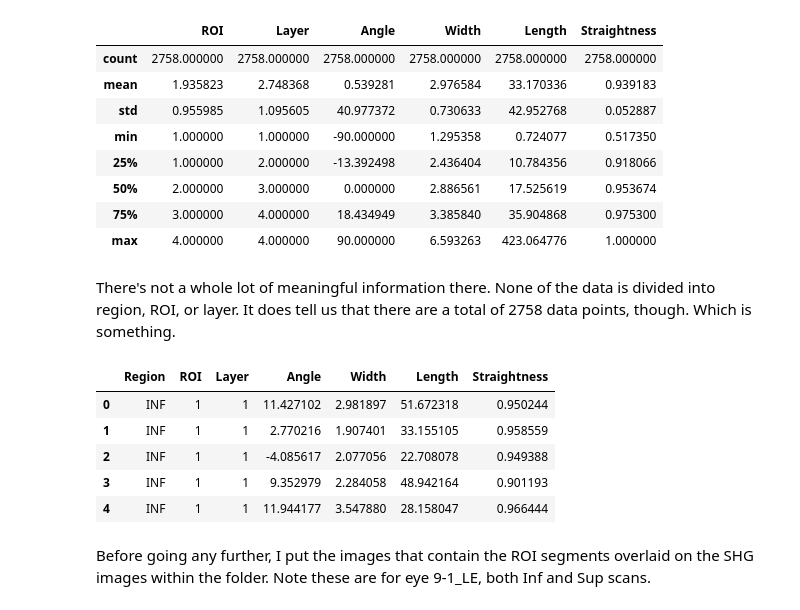
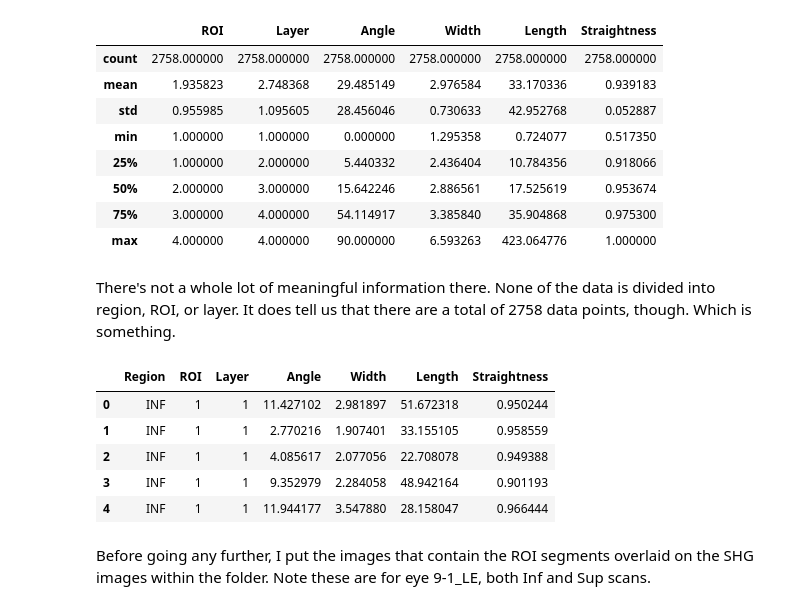
Before and after one commit to cameronhoerig/Riverside, a Jupyter notebook: SAM_Layering/Prelim_8-11-20.ipynb, the cells around one changed output. Cells and saved outputs as stored; diff of their text form; code cells hidden in the pictures.

```diff
--- a/SAM_Layering/Prelim_8-11-20.ipynb
+++ b/SAM_Layering/Prelim_8-11-20.ipynb
@@ -1,38 +1,41 @@
 # %%
 import pandas as pd
 import numpy as np
 import matplotlib as mpl
 import matplotlib.pyplot as plt
 import seaborn as sns
 import cv2
 import scipy
 
 # Make the plots appear inline
 %matplotlib inline
 # Make the plots interactive
 #%matplotlib notebook
 
 plt.rc('text', usetex=False)
 
 file_name = r'ctfire_results_8-10-20.csv'
 in_data = pd.read_csv(file_name) # read in the data
 
 pix_to_um = 0.512 # the SHG images have a resolution of 0.512um/pixel
 
 # Convert the length and width values to microns
 in_data['Length'] *= pix_to_um
 in_data['Width'] *= pix_to_um
 
+# Use the absolute values of the fiber angle. It's really only meaningful between 0-180
+in_data['Angle'] = np.abs(in_data['Angle'])
+
 in_data.describe() # A summary of the data
 # %% [output]
 |  | ROI | Layer | Angle | Width | Length | Straightness |
 | count | 2758.000000 | 2758.000000 | 2758.000000 | 2758.000000 | 2758.000000 | 2758.000000 |
-| mean | 1.935823 | 2.748368 | 0.539281 | 2.976584 | 33.170336 | 0.939183 |
-| std | 0.955985 | 1.095605 | 40.977372 | 0.730633 | 42.952768 | 0.052887 |
-| min | 1.000000 | 1.000000 | -90.000000 | 1.295358 | 0.724077 | 0.517350 |
-| 25% | 1.000000 | 2.000000 | -13.392498 | 2.436404 | 10.784356 | 0.918066 |
-| 50% | 2.000000 | 3.000000 | 0.000000 | 2.886561 | 17.525619 | 0.953674 |
-| 75% | 3.000000 | 4.000000 | 18.434949 | 3.385840 | 35.904868 | 0.975300 |
+| mean | 1.935823 | 2.748368 | 29.485149 | 2.976584 | 33.170336 | 0.939183 |
+| std | 0.955985 | 1.095605 | 28.456046 | 0.730633 | 42.952768 | 0.052887 |
+| min | 1.000000 | 1.000000 | 0.000000 | 1.295358 | 0.724077 | 0.517350 |
+| 25% | 1.000000 | 2.000000 | 5.440332 | 2.436404 | 10.784356 | 0.918066 |
+| 50% | 2.000000 | 3.000000 | 15.642246 | 2.886561 | 17.525619 | 0.953674 |
+| 75% | 3.000000 | 4.000000 | 54.114917 | 3.385840 | 35.904868 | 0.975300 |
 | max | 4.000000 | 4.000000 | 90.000000 | 6.593263 | 423.064776 | 1.000000 |
 # %% [markdown]
 There's not a whole lot of meaningful information there. None of the data is divided into region, ROI, or layer. It does tell us that there are a total of 2758 data points, though. Which is something.
@@ -44,7 +47,7 @@ in_data.head() # Look at the first 5 rows, in part to get the column labels
 |  | Region | ROI | Layer | Angle | Width | Length | Straightness |
 | 0 | INF | 1 | 1 | 11.427102 | 2.981897 | 51.672318 | 0.950244 |
 | 1 | INF | 1 | 1 | 2.770216 | 1.907401 | 33.155105 | 0.958559 |
-| 2 | INF | 1 | 1 | -4.085617 | 2.077056 | 22.708078 | 0.949388 |
+| 2 | INF | 1 | 1 | 4.085617 | 2.077056 | 22.708078 | 0.949388 |
 | 3 | INF | 1 | 1 | 9.352979 | 2.284058 | 48.942164 | 0.901193 |
 | 4 | INF | 1 | 1 | 11.944177 | 3.547880 | 28.158047 | 0.966444 |
 # %% [markdown]
```
Also changed, not shown: parts of 6 cells of this notebook.
